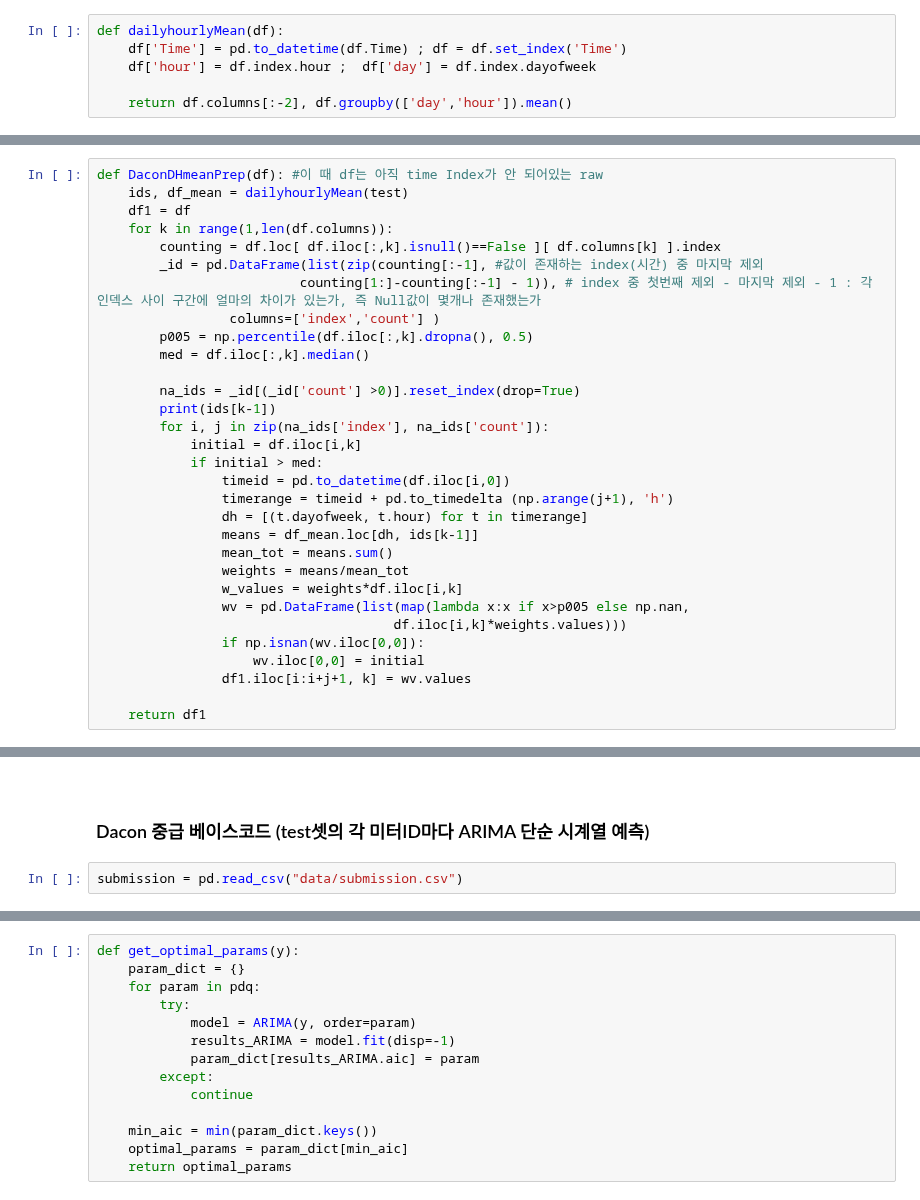
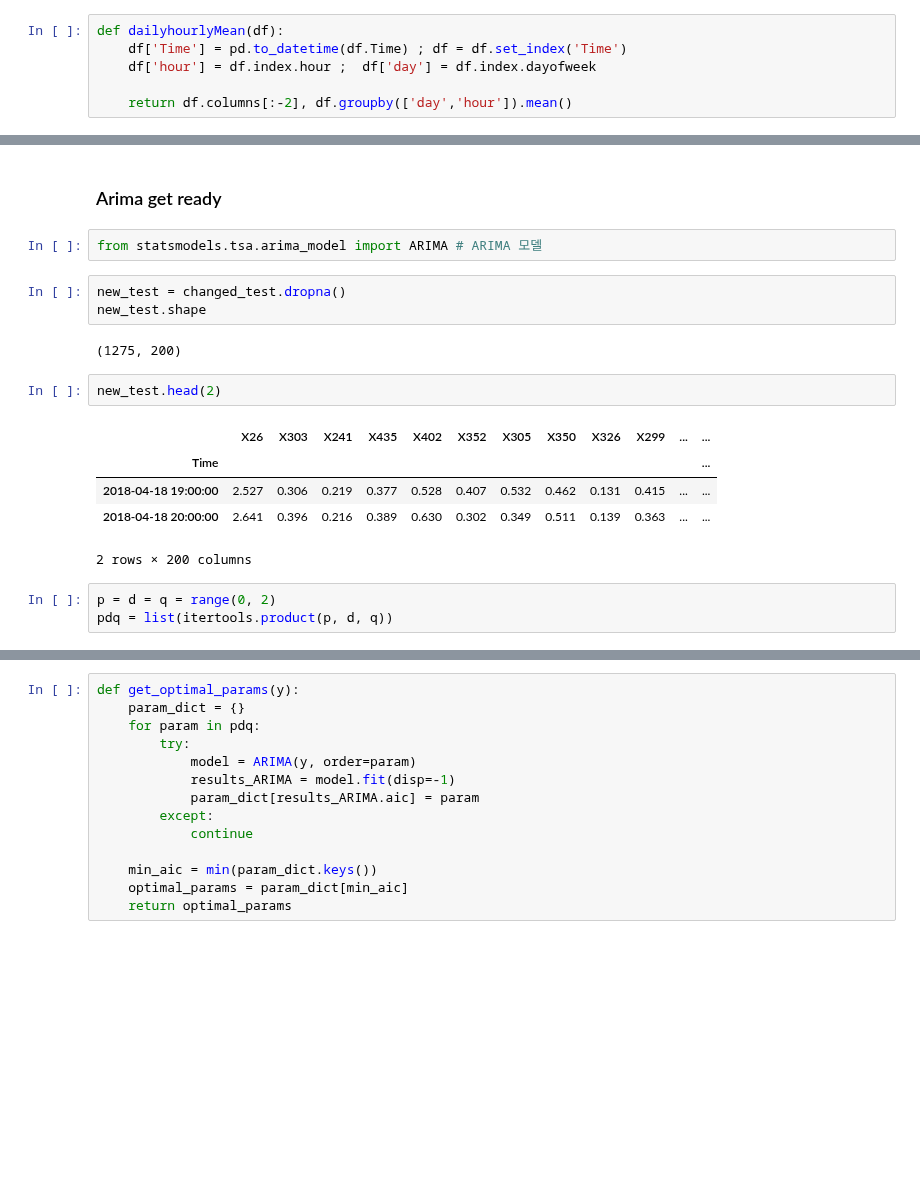
Before and after one commit to yagippi27/DACON_CONTEST_2019, a Jupyter notebook: SOOMIN/02_4. 전처리_Dacon+요일시간별 가중치+ARIMA.ipynb, the cells around one changed output, grey strips where cells are left out. Saved outputs shown, nothing was run; the diff lists cells and outputs as text; blank space fills up the shorter version.

```diff
--- a/SOOMIN/02_4. 전처리_Dacon+요일시간별 가중치+ARIMA.ipynb
+++ b/SOOMIN/02_4. 전처리_Dacon+요일시간별 가중치+ARIMA.ipynb
@@ -156,31 +63,0 @@ Name: X303, dtype: float64           0
-# %%
-def DaconDHmeanPrep(df): #이 때 df는 아직 time Index가 안 되어있는 raw
-    ids, df_mean = dailyhourlyMean(test)
-    df1 = df
-    for k in range(1,len(df.columns)):
-        counting = df.loc[ df.iloc[:,k].isnull()==False ][ df.columns[k] ].index
-        _id = pd.DataFrame(list(zip(counting[:-1], #값이 존재하는 index(시간) 중 마지막 제외
-                          counting[1:]-counting[:-1] - 1)), # index 중 첫번째 제외 - 마지막 제외 - 1 : 각 인덱스 사이 구간에 얼마의 차이가 있는가, 즉 Null값이 몇개나 존재했는가
-                 columns=['index','count'] )
-        p005 = np.percentile(df.iloc[:,k].dropna(), 0.5)
-        med = df.iloc[:,k].median()
-
-        na_ids = _id[(_id['count'] >0)].reset_index(drop=True)
-        print(ids[k-1])
-        for i, j in zip(na_ids['index'], na_ids['count']):
-            initial = df.iloc[i,k]
-            if initial > med:
-                timeid = pd.to_datetime(df.iloc[i,0])
-                timerange = timeid + pd.to_timedelta (np.arange(j+1), 'h')
-                dh = [(t.dayofweek, t.hour) for t in timerange]
-                means = df_mean.loc[dh, ids[k-1]]
-                mean_tot = means.sum()
-                weights = means/mean_tot
-                w_values = weights*df.iloc[i,k]
-                wv = pd.DataFrame(list(map(lambda x:x if x>p005 else np.nan,
-                                      df.iloc[i,k]*weights.values)))
-                if np.isnan(wv.iloc[0,0]):
-                    wv.iloc[0,0] = initial
-                df1.iloc[i:i+j+1, k] = wv.values
-
-    return df1
@@ -353,9 +72,23 @@ test3.to_csv("data/데이콘전처리및시간별평균.csv")
-# %% [markdown]
-<br>
-
-### Dacon 중급 베이스코드 (test셋의 각 미터ID마다 ARIMA 단순 시계열 예측)
-# %%
-submission = pd.read_csv("data/submission.csv")
+# %% [markdown]
+### Arima get ready
+# %%
+from statsmodels.tsa.arima_model import ARIMA # ARIMA 모델
+# %%
+new_test = changed_test.dropna()
+new_test.shape
+# %% [output]
+(1275, 200)
+# %%
+new_test.head(2)
+# %% [output]
+|  | X26 | X303 | X241 | X435 | X402 | X352 | X305 | X350 | X326 | X299 | ... | ... |
+| Time |  |  |  |  |  |  |  |  |  |  |  | ... |
+| 2018-04-18 19:00:00 | 2.527 | 0.306 | 0.219 | 0.377 | 0.528 | 0.407 | 0.532 | 0.462 | 0.131 | 0.415 | ... | ... |
+| 2018-04-18 20:00:00 | 2.641 | 0.396 | 0.216 | 0.389 | 0.630 | 0.302 | 0.349 | 0.511 | 0.139 | 0.363 | ... | ... |
+2 rows × 200 columns
+# %%
+p = d = q = range(0, 2)
+pdq = list(itertools.product(p, d, q))
 # %%
 time = []; place_id = []; target = []
 
```
Also changed, not shown: parts of 42 cells of this notebook, 3 other files.
